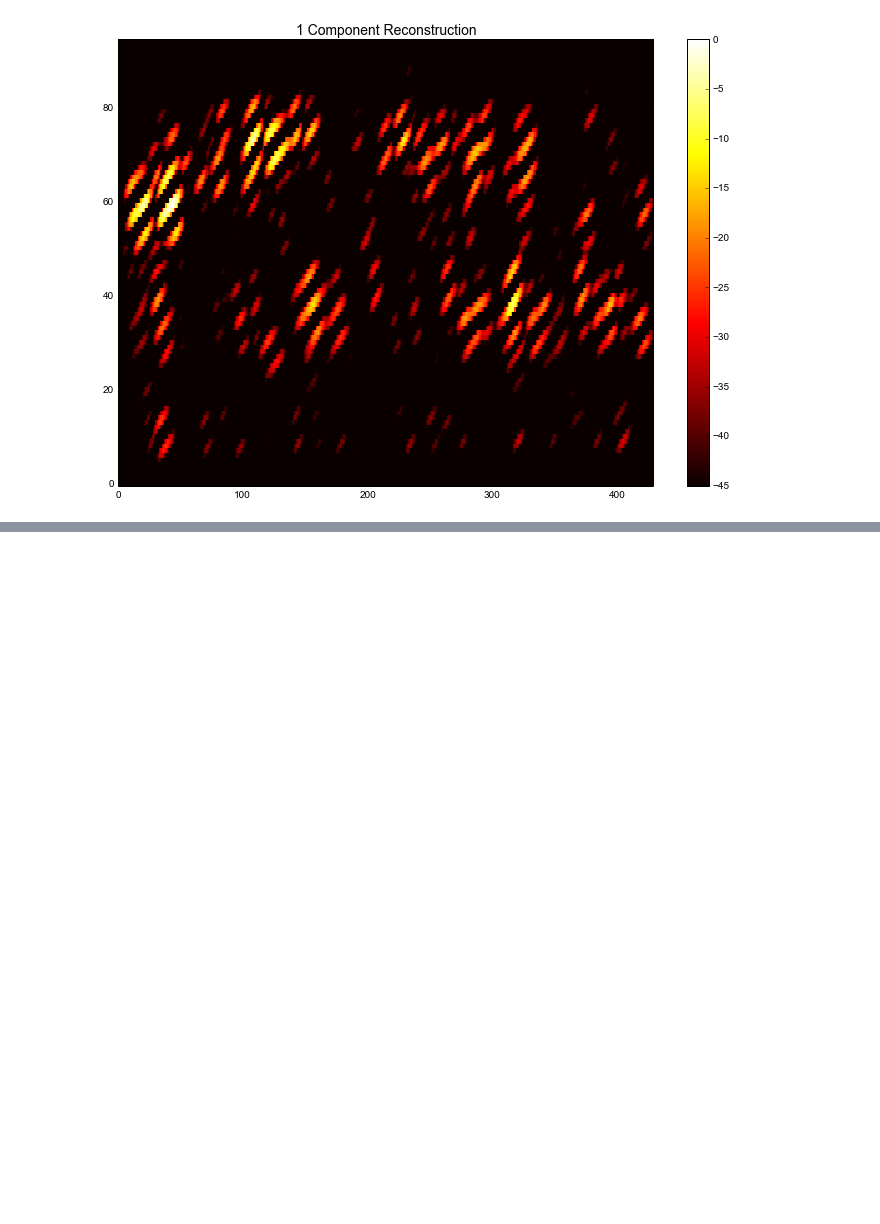
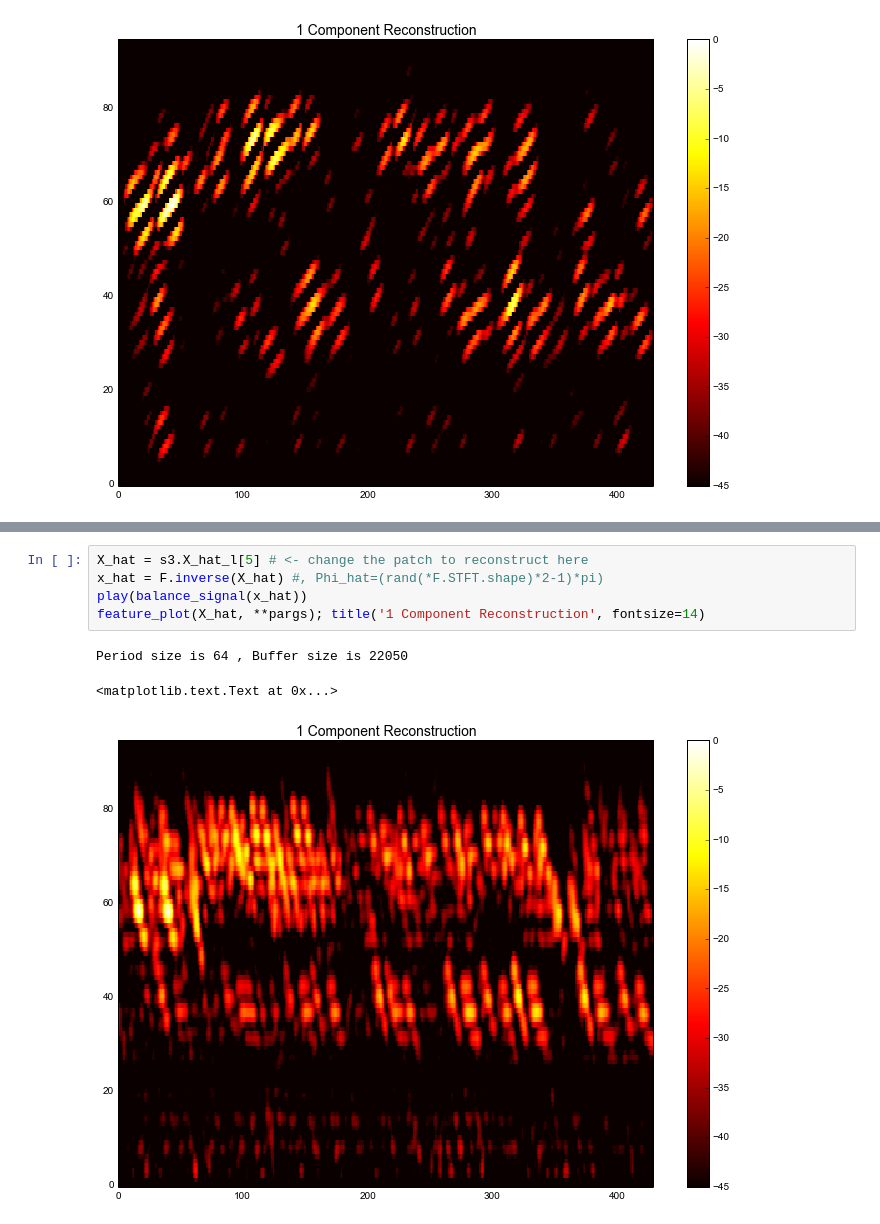
Before and after one commit to bregmanstudio/AudioSpectrumPatchApproximation, a Jupyter notebook: AudioSpectrumPatchApproximation.ipynb, the cells around one changed output, grey strips where cells are left out. Drawn from its saved outputs; the diff is of its cells as text; blank space fills up the shorter version.

```diff
--- a/AudioSpectrumPatchApproximation.ipynb
+++ b/AudioSpectrumPatchApproximation.ipynb
@@ -102,0 +118,9 @@ Period size is 64 , Buffer size is 22050
+# %%
+X_hat = s3.X_hat_l[5] # <- change the patch to reconstruct here
+x_hat = F.inverse(X_hat) #, Phi_hat=(rand(*F.STFT.shape)*2-1)*pi)
+play(balance_signal(x_hat))
+feature_plot(X_hat, **pargs); title('1 Component Reconstruction', fontsize=14)
+# %% [output]
+Period size is 64 , Buffer size is 22050
+<matplotlib.text.Text at 0x...>
+[figure, added]
```
Also changed, not shown: parts of 7 cells of this notebook, 1 other file.
